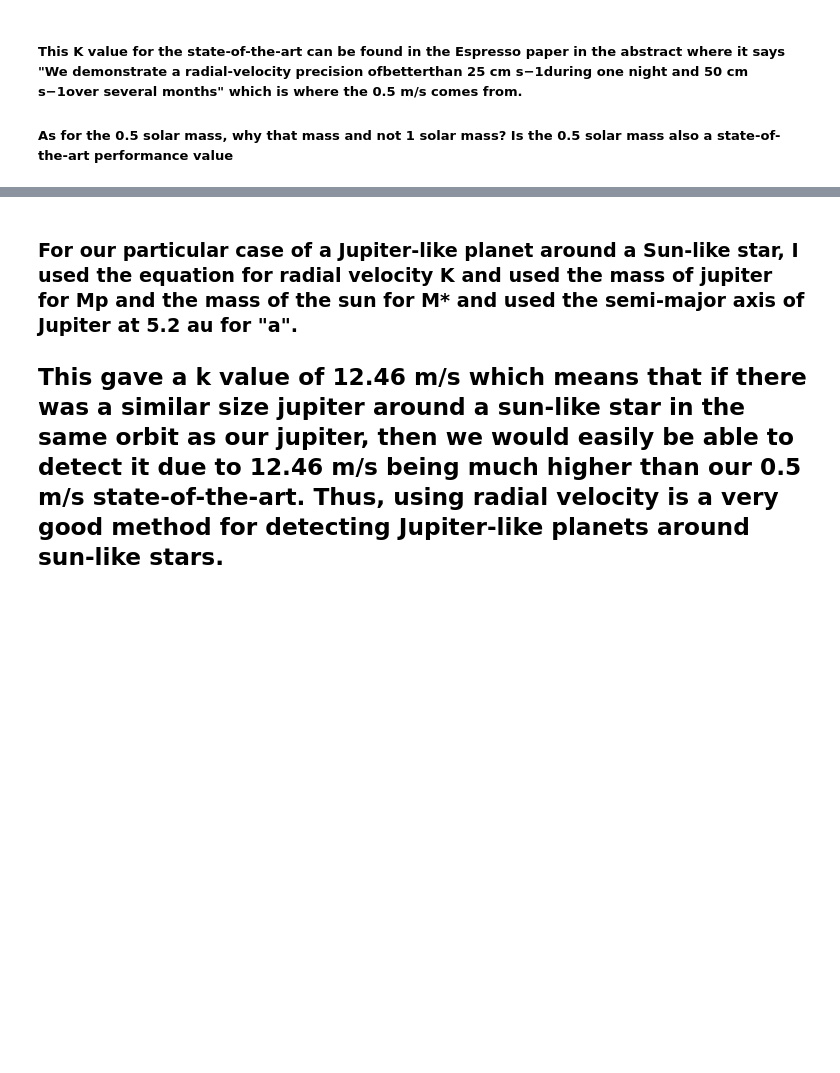
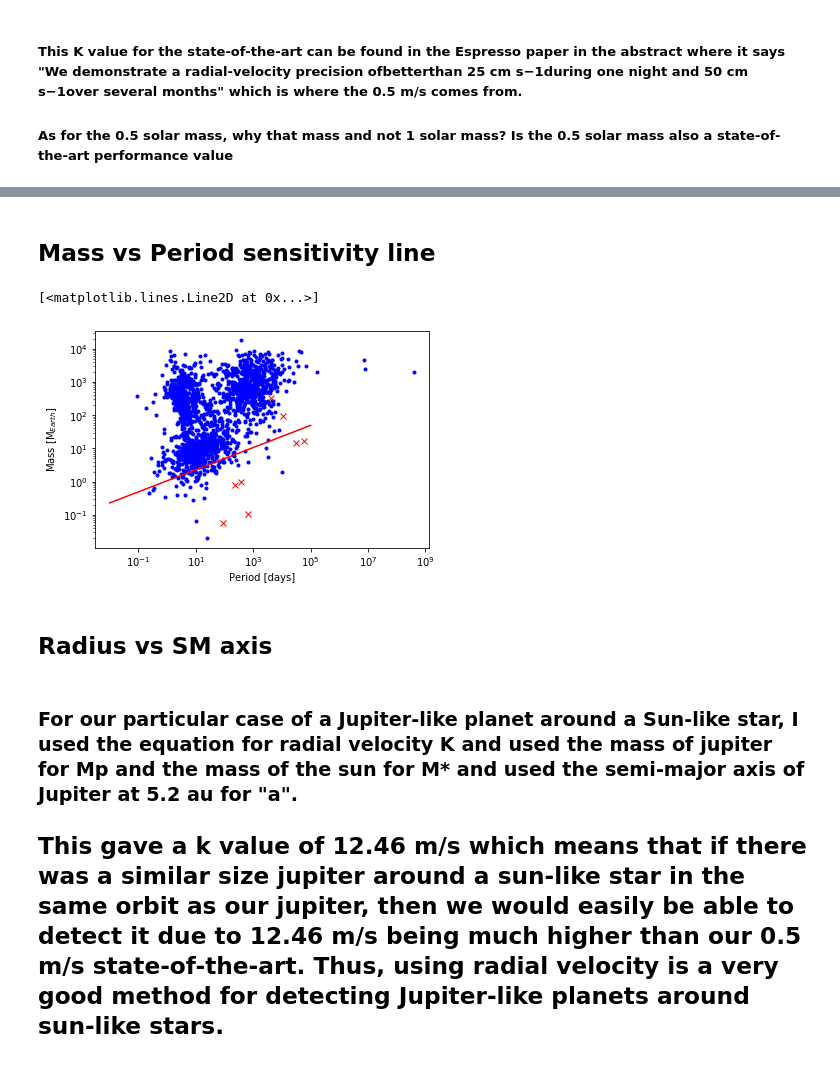
Before and after one commit to Steele23/EarthSc-5205-Steele, a Jupyter notebook: Week_02_NASA_Exoplanet_Archive_data_explorer (2).ipynb, the cells around one changed output, grey strips where cells are left out. Cells and saved outputs as stored; diff of their text form; code cells hidden in the pictures; blank space fills up the shorter version.

```diff
--- a/Week_02_NASA_Exoplanet_Archive_data_explorer (2).ipynb
+++ b/Week_02_NASA_Exoplanet_Archive_data_explorer (2).ipynb
@@ -119,3 +133,20 @@ Text(0, 0.5, 'Mass [M$_{Earth}$]')
+# %% [markdown]
+## Mass vs Period sensitivity line
+# %%
+### Mass-Period Plot
+plt.plot(tab["pl_orbper"], tab["pl_bmasse"], "b.")
+plt.xscale("log")
+plt.yscale("log")
+plt.xlabel("Period [days]")
+plt.ylabel(r"Mass [M$_{Earth}$]")
+plt.plot(solsys["period_days"], solsys["mass_e"], "rx")
+
+plt.plot(per_arr.value, m_p_arr_per.decompose().to(u.earthMass), color="red", label="Sensitivity Line")
+# %% [output]
+[<matplotlib.lines.Line2D at 0x...>]
+[figure, added]
+# %% [markdown]
+## Radius vs SM axis
 # %% [markdown]
 ### For our particular case of a Jupiter-like planet around a Sun-like star, I used the equation for radial velocity K and used the mass of jupiter for Mp and the mass of the sun for M* and used the semi-major axis of Jupiter at 5.2 au for "a".
 
```
Also changed, not shown: parts of 5 cells of this notebook.
